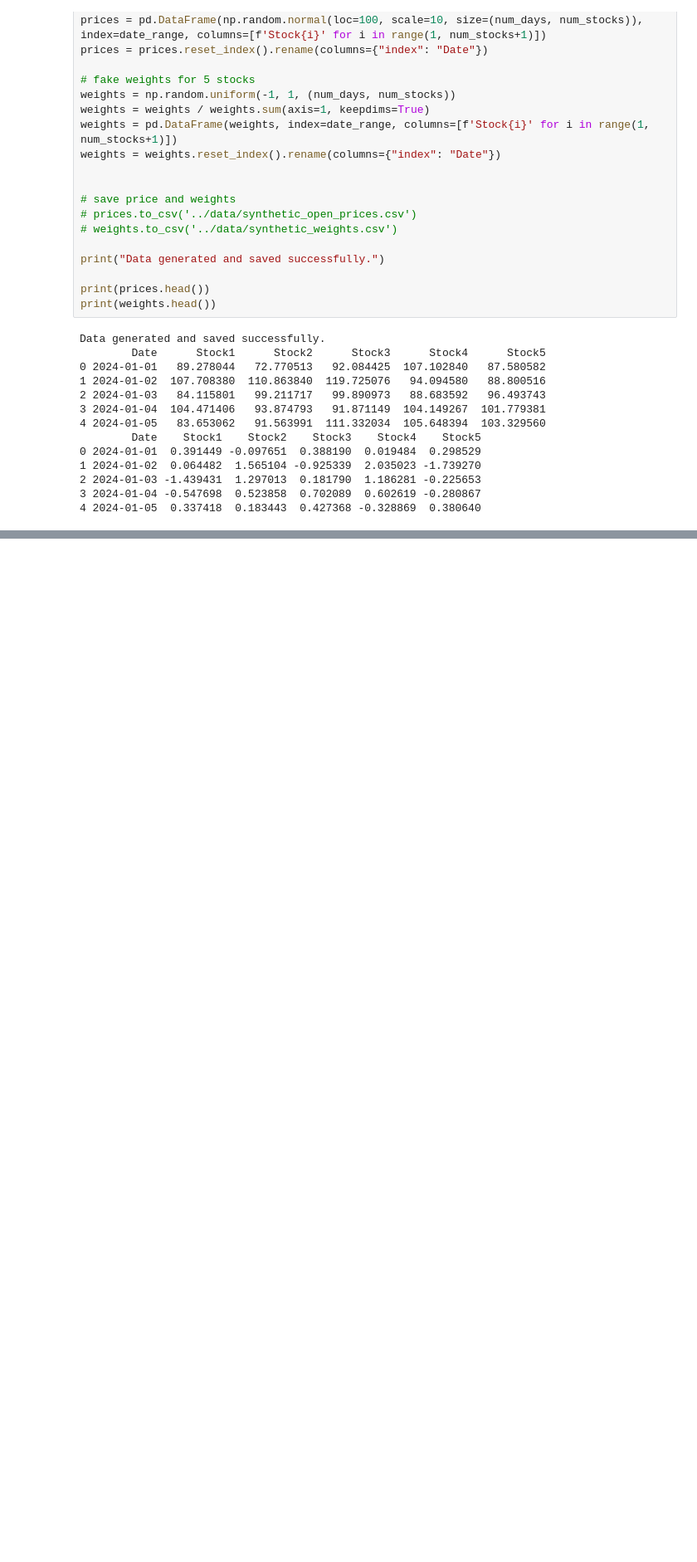
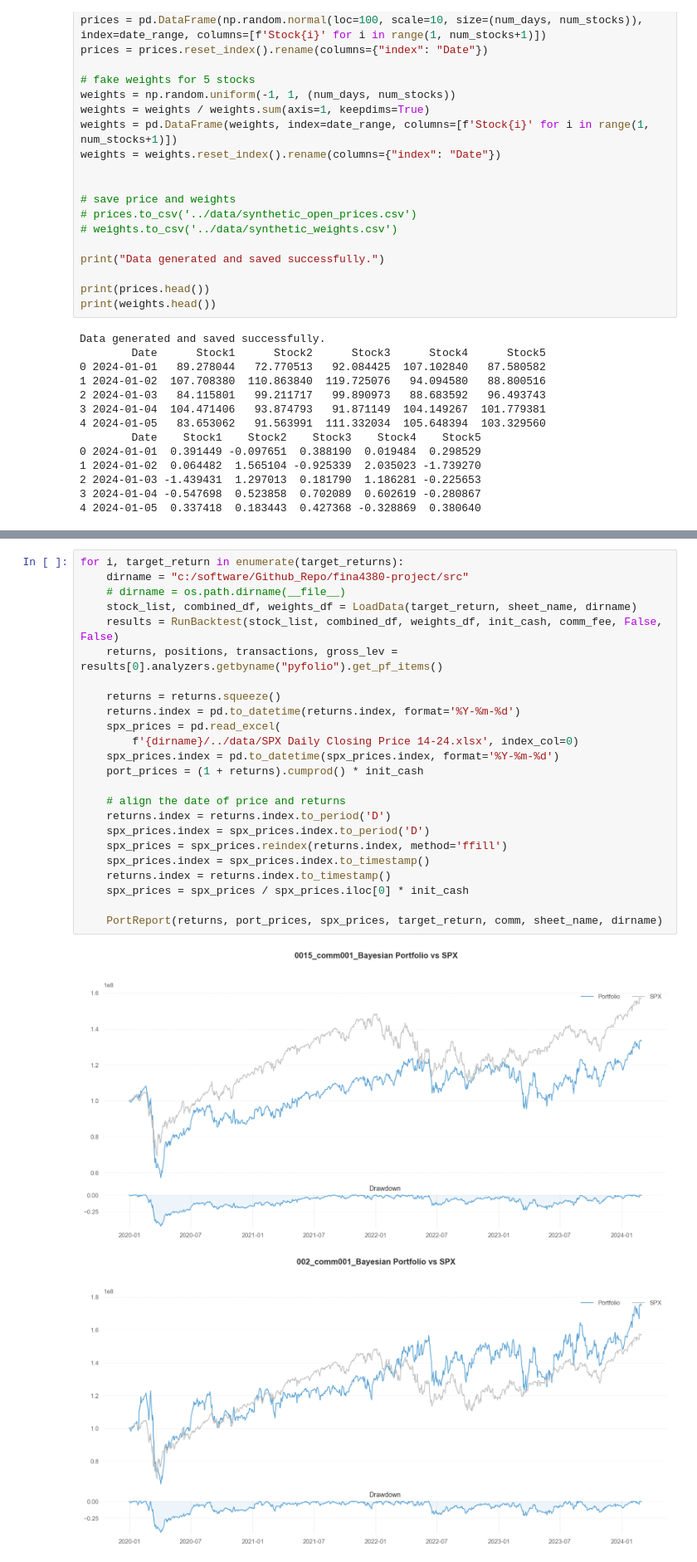
Before and after one commit to Gavin-OP/fina4380-project, a Jupyter notebook: src/backtesting.ipynb, the cells around one changed output, grey strips where cells are left out. Shown at 83% size. Cells and saved outputs as stored; diff of their text form; blank space fills up the shorter version.

Commit message:
almost finish backtesting report

```diff
--- a/src/backtesting.ipynb
+++ b/src/backtesting.ipynb
@@ -181,0 +391,27 @@ Data generated and saved successfully.
+# %%
+for i, target_return in enumerate(target_returns):
+    dirname = "c:/software/Github_Repo/fina4380-project/src"
+    # dirname = os.path.dirname(__file__)
+    stock_list, combined_df, weights_df = LoadData(target_return, sheet_name, dirname)
+    results = RunBacktest(stock_list, combined_df, weights_df, init_cash, comm_fee, False, False)
+    returns, positions, transactions, gross_lev = results[0].analyzers.getbyname("pyfolio").get_pf_items()
+
+    returns = returns.squeeze()
+    returns.index = pd.to_datetime(returns.index, format='%Y-%m-%d')
+    spx_prices = pd.read_excel(
+        f'{dirname}/../data/SPX Daily Closing Price 14-24.xlsx', index_col=0)
+    spx_prices.index = pd.to_datetime(spx_prices.index, format='%Y-%m-%d')
+    port_prices = (1 + returns).cumprod() * init_cash
+
+    # align the date of price and returns
+    returns.index = returns.index.to_period('D')
+    spx_prices.index = spx_prices.index.to_period('D')
+    spx_prices = spx_prices.reindex(returns.index, method='ffill')
+    spx_prices.index = spx_prices.index.to_timestamp()
+    returns.index = returns.index.to_timestamp()
+    spx_prices = spx_prices / spx_prices.iloc[0] * init_cash
+
+    PortReport(returns, port_prices, spx_prices, target_return, comm, sheet_name, dirname)
+# %% [output]
+[figure, added]
+[figure, added]
```
Also changed, not shown: parts of 7 cells of this notebook, 9 other files.
